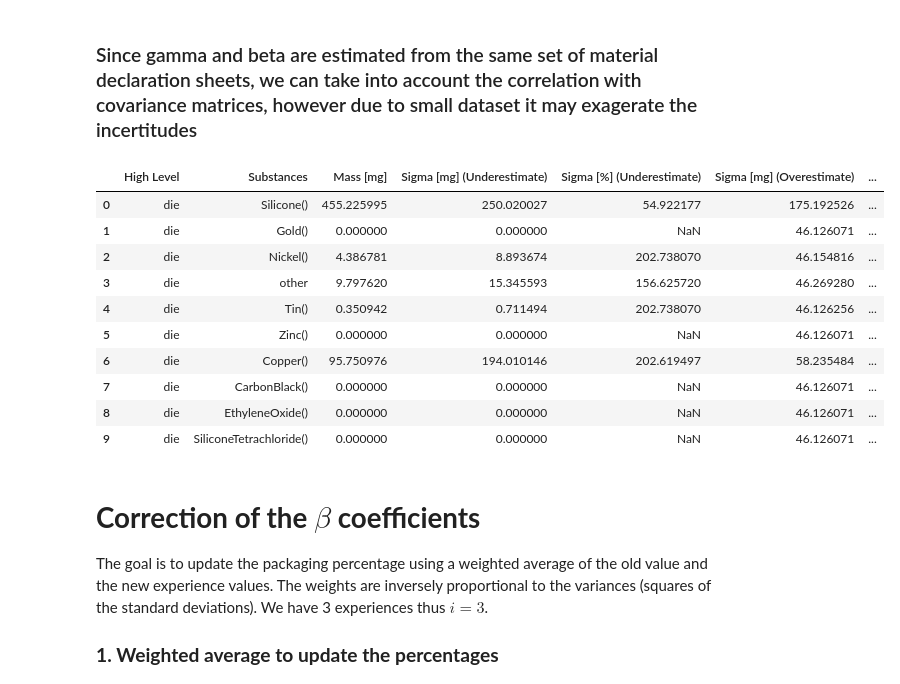
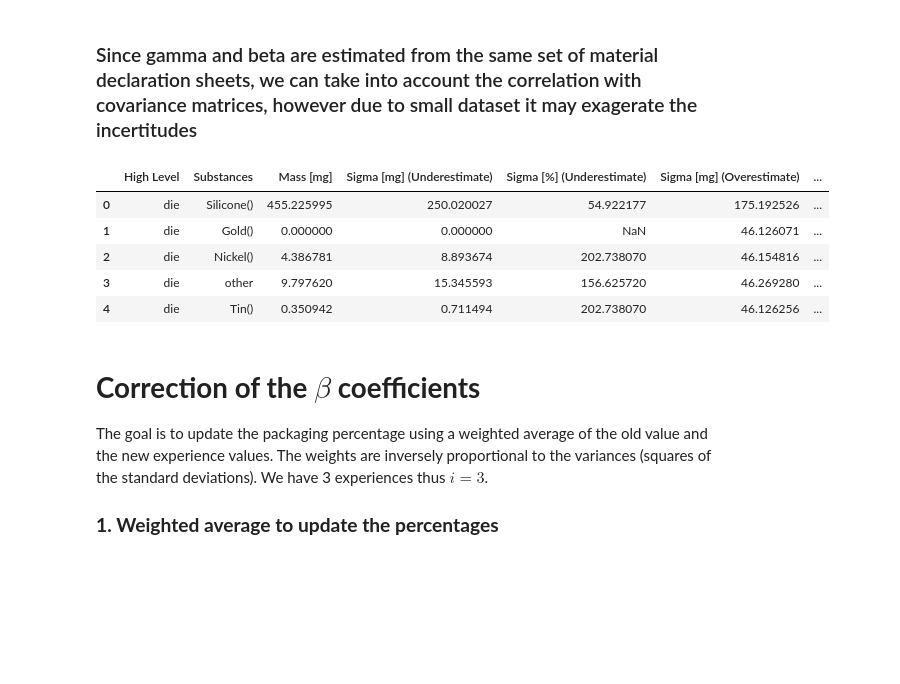
Before and after one commit to arthur0000-1/LCA_CPU_encapsulation, a Jupyter notebook: model.ipynb, the cells around one changed output. Drawn from its saved outputs; the diff is of its cells as text; code cells hidden in the pictures; blank space fills up the shorter version.

```diff
--- a/model.ipynb
+++ b/model.ipynb
@@ -641,7 +641,7 @@ def model(w, beta, gamma):
     })
     return substance_masses_df
 # %%
-pd.set_option('display.max_rows', 500)
+#pd.set_option('display.max_rows', 500)
 total_cpu_mass = 2800  # Total CPU mass in mg
 socket_type='LGA'
 beta = high_level_results["LGA"]
@@ -1026,39 +1037,34 @@ cov_beta_gamma = covariance_matrices["LGA"]["cov_beta_gamma"]
 
 # 1. Define uncertainties
 sigma_w = 1.0  # mg
 
 # 2. Get beta and gamma data
 beta_df = high_level_results["LGA"]  # has 'Percentage', 'Std Dev'
 gamma_df = results['LGA']['Percentage']  # 5 x 100
 sigma_gamma_df = results['LGA']['Std Dev']  # 5 x 100
 
 # 3. Propagate error — works with 500 rows, optional covariances
 result_with_uncertainty = propagate_error_cov(
     model_output_df=substance_masses_df,  # 500 rows: ['High Level', 'Substance', 'Mass [mg]']
     total_cpu_mass=2800.0,
     sigma_w=sigma_w,
     beta_df=beta_df,
     gamma_df=gamma_df,
     sigma_gamma_df=sigma_gamma_df,
     cov_beta=cov_beta,
     cov_gamma=cov_gamma,
     cov_beta_gamma=cov_beta_gamma
 )
 
 # 4. Display
-display(result_with_uncertainty.head(10))
+display(result_with_uncertainty.head())
 # %% [output]
 |  | High Level | Substances | Mass [mg] | Sigma [mg] (Underestimate) | Sigma [%] (Underestimate) | Sigma [mg] (Overestimate) | ... |
 | 0 | die | Silicone() | 455.225995 | 250.020027 | 54.922177 | 175.192526 | ... |
 | 1 | die | Gold() | 0.000000 | 0.000000 | NaN | 46.126071 | ... |
 | 2 | die | Nickel() | 4.386781 | 8.893674 | 202.738070 | 46.154816 | ... |
 | 3 | die | other | 9.797620 | 15.345593 | 156.625720 | 46.269280 | ... |
 | 4 | die | Tin() | 0.350942 | 0.711494 | 202.738070 | 46.126256 | ... |
-| 5 | die | Zinc() | 0.000000 | 0.000000 | NaN | 46.126071 | ... |
-| 6 | die | Copper() | 95.750976 | 194.010146 | 202.619497 | 58.235484 | ... |
-| 7 | die | CarbonBlack() | 0.000000 | 0.000000 | NaN | 46.126071 | ... |
-| 8 | die | EthyleneOxide() | 0.000000 | 0.000000 | NaN | 46.126071 | ... |
-| 9 | die | SiliconeTetrachloride() | 0.000000 | 0.000000 | NaN | 46.126071 | ... |
 # %% [markdown]
 # **Correction of the $\beta$ coefficients**
 
```
Also changed, not shown: parts of 2 cells of this notebook, 5 other files.
